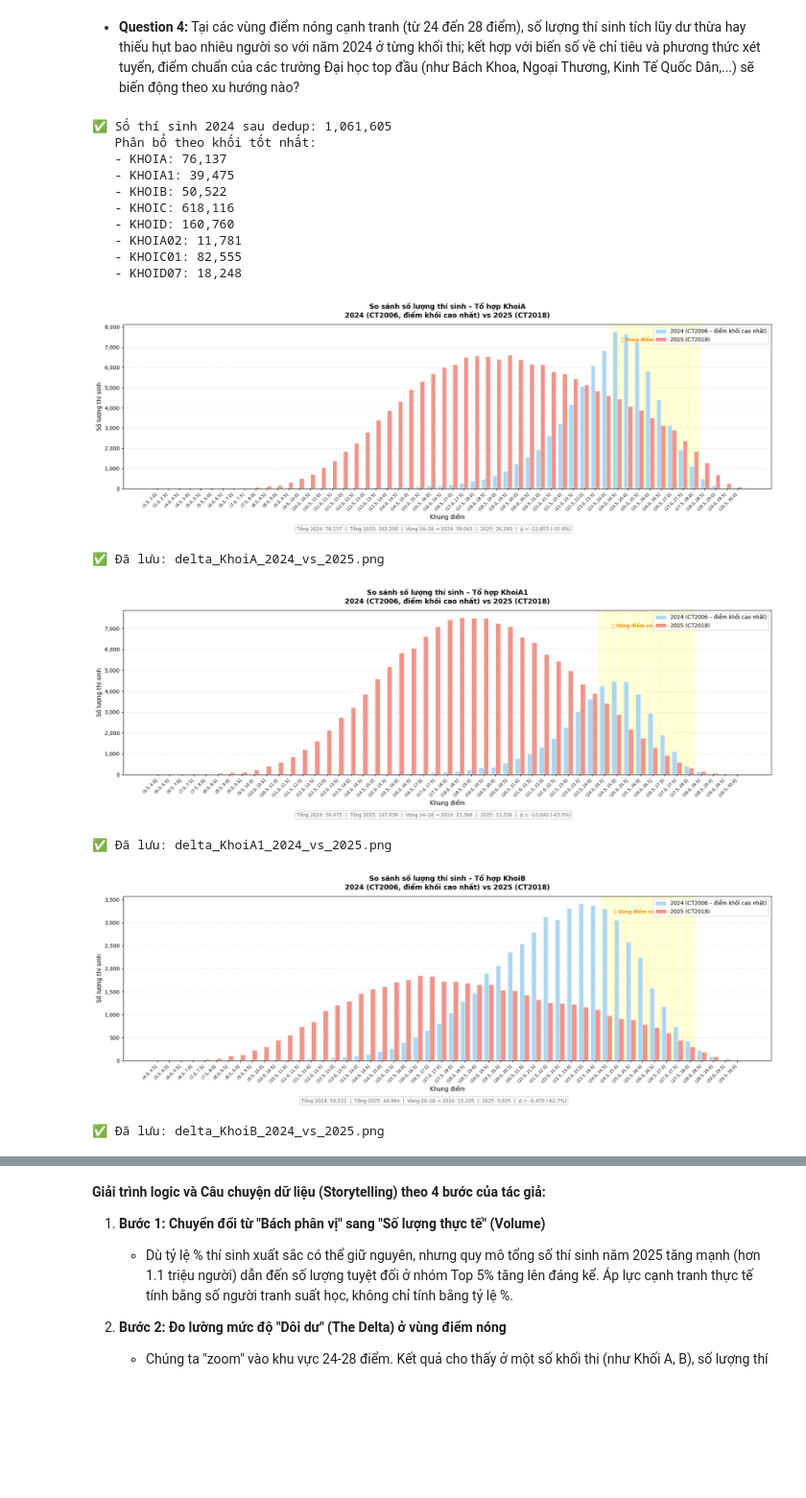
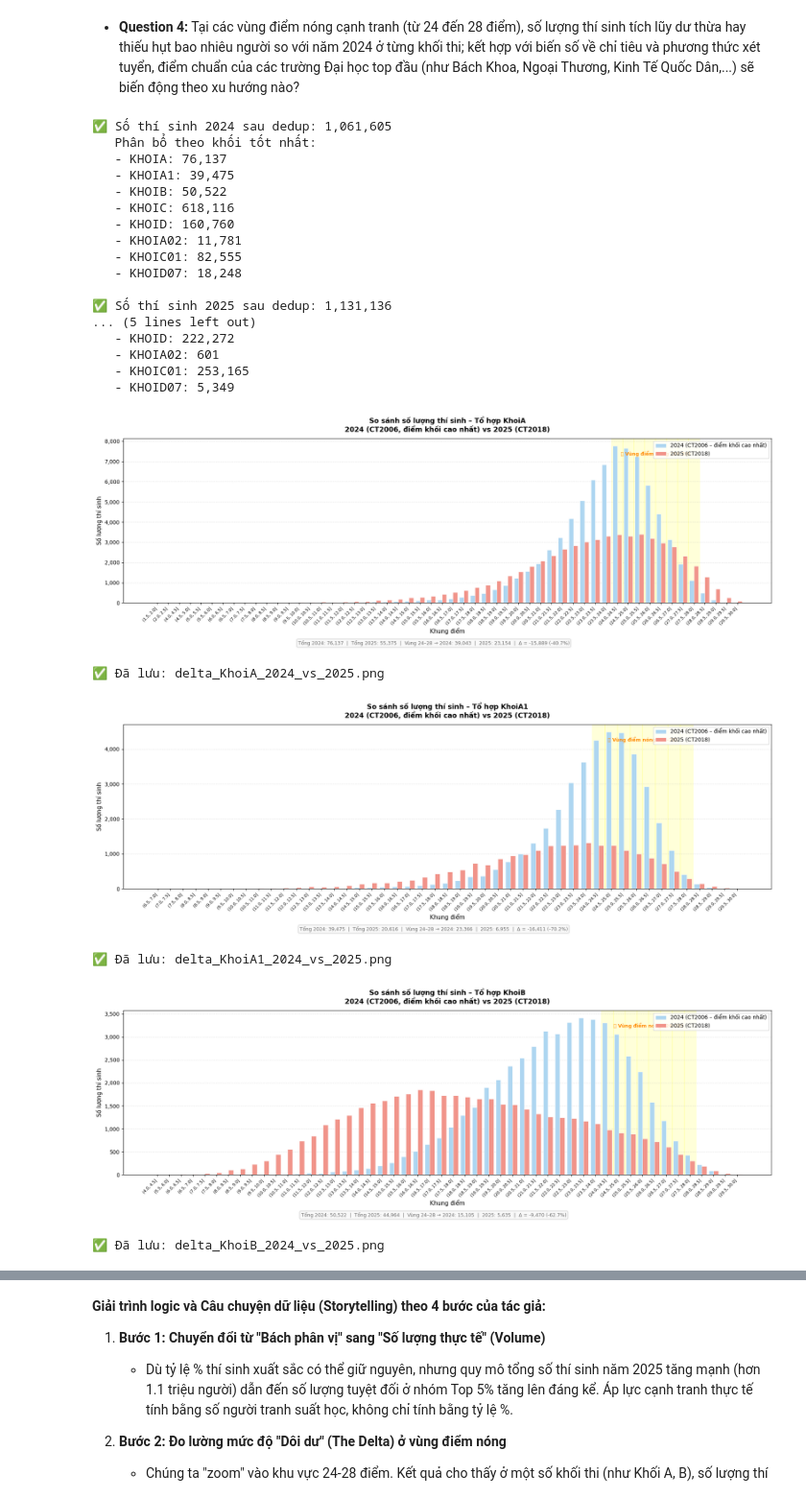
Before and after one commit to trnghuybru/data_analysis, a Jupyter notebook: my_Project.ipynb, the cells around one changed output, grey strips where cells are left out. Shown at 96% size. Cells and saved outputs as stored; diff of their text form; code cells hidden in the pictures; blank space fills up the shorter version.

```diff
--- a/my_Project.ipynb
+++ b/my_Project.ipynb
@@ -469,45 +469,51 @@ bin_labels = [f'({bins[i]:.1f}, {bins[i+1]:.1f}]' for i in range(len(bins)-1)]
 
 
 # =============================================
-# BƯỚC 1: Deduplicate 2024
+# BƯỚC 1: Deduplicate 2024 & 2025
 # =============================================
 def deduplicate_2024(df):
     df_2024 = df[(df['year_exam'] == 2024) & (df['curriculum'] == 'CT2006')].copy()
-
-    # Chỉ xử lý thí sinh có ít nhất 1 khối có điểm
     has_any_block = df_2024[block_cols].notna().any(axis=1)
     best_block = df_2024.loc[has_any_block, block_cols].idxmax(axis=1)
-
-    # Set tất cả khối về NaN trước
     for col in block_cols:
         df_2024[col] = np.nan
-
-    # Gán lại điểm khối cao nhất
     for idx, best_col in best_block.items():
         df_2024.at[idx, best_col] = df.at[idx, best_col]
-
     return df_2024
 
+def deduplicate_2025(df):
+    df_2025 = df[(df['year_exam'] == 2025) & (df['curriculum'] == 'CT2018')].copy()
+    has_any_block = df_2025[block_cols].notna().any(axis=1)
+    best_block = df_2025.loc[has_any_block, block_cols].idxmax(axis=1)
+    for col in block_cols:
+        df_2025[col] = np.nan
+    for idx, best_col in best_block.items():
+        df_2025.at[idx, best_col] = df.at[idx, best_col]
+    return df_2025
+
 df_2024_dedup = deduplicate_2024(master_df)
+df_2025_dedup = deduplicate_2025(master_df)
+
 print(f"✅ Số thí sinh 2024 sau dedup: {len(df_2024_dedup):,}")
 print(f"   Phân bổ theo khối tốt nhất:")
 for col in block_cols:
-    n = df_2024_dedup[col].notna().sum()
-    print(f"   - {col.upper()}: {n:,}")
+    print(f"   - {col.upper()}: {df_2024_dedup[col].notna().sum():,}")
+
+print(f"\n✅ Số thí sinh 2025 sau dedup: {len(df_2025_dedup):,}")
+print(f"   Phân bổ theo khối tốt nhất:")
+for col in block_cols:
+    print(f"   - {col.upper()}: {df_2025_dedup[col].notna().sum():,}")
 
 
 # =============================================
-# BƯỚC 2: Hàm lấy phân phối điểm
+# BƯỚC 2: Hàm lấy phân phối điểm (cập nhật)
 # =============================================
 def get_score_distribution(block, year):
     col = block.lower()
-
     if year == 2024:
         scores = df_2024_dedup[col].dropna()
     elif year == 2025:
-        mask = (master_df['year_exam'] == 2025) & (master_df['curriculum'] == 'CT2018')
-        scores = master_df[mask][col].dropna()
-
+        scores = df_2025_dedup[col].dropna()  # ← dùng dedup thay vì lấy thô
     counts, _ = np.histogram(scores, bins=bins)
     return counts
 
@@ -637,35 +643,42 @@ def plot_total_comparison(summary_list, year1=2024, year2=2025):
         ax2.text(i, ypos, f'{d:+,}\n({p:+.1f}%)', ha='center', va='bottom', fontsize=8, fontweight='bold')
 
     plt.tight_layout()
     plt.savefig('total_comparison_2024_vs_2025.png', dpi=150, bbox_inches='tight')
     plt.show()
     print("✅ Đã lưu: total_comparison_2024_vs_2025.png")
 
 
 # =============================================
 # CHẠY TOÀN BỘ
 # =============================================
 summary_list = []
 for block in blocks_list:
     result = plot_block_comparison(block, year1=2024, year2=2025)
     if result is not None:  # Bỏ qua khối không có dữ liệu
         summary_list.append(result)
 
 plot_total_comparison(summary_list)
 # %% [output]
 ✅ Số thí sinh 2024 sau dedup: 1,061,605
    Phân bổ theo khối tốt nhất:
    - KHOIA: 76,137
    - KHOIA1: 39,475
    - KHOIB: 50,522
    - KHOIC: 618,116
    - KHOID: 160,760
    - KHOIA02: 11,781
    - KHOIC01: 82,555
    - KHOID07: 18,248
+
+✅ Số thí sinh 2025 sau dedup: 1,131,136
+... (5 lines left out)
+   - KHOID: 222,272
+   - KHOIA02: 601
+   - KHOIC01: 253,165
+   - KHOID07: 5,349
-[figure, old version]
+[figure, new version]
 ✅ Đã lưu: delta_KhoiA_2024_vs_2025.png
-[figure, old version]
+[figure, new version]
 ✅ Đã lưu: delta_KhoiA1_2024_vs_2025.png
 [figure]
 ✅ Đã lưu: delta_KhoiB_2024_vs_2025.png
```
Also changed, not shown: parts of 2 cells of this notebook, 13 other files.
